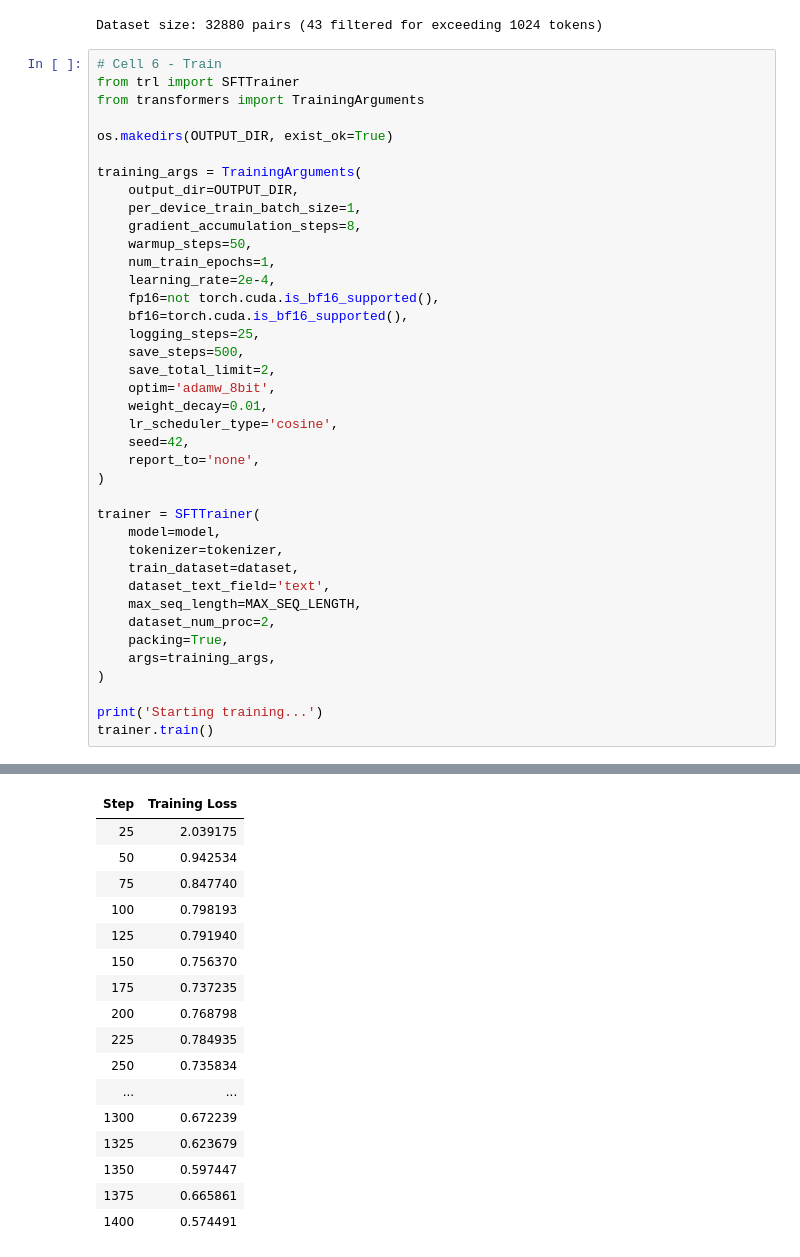
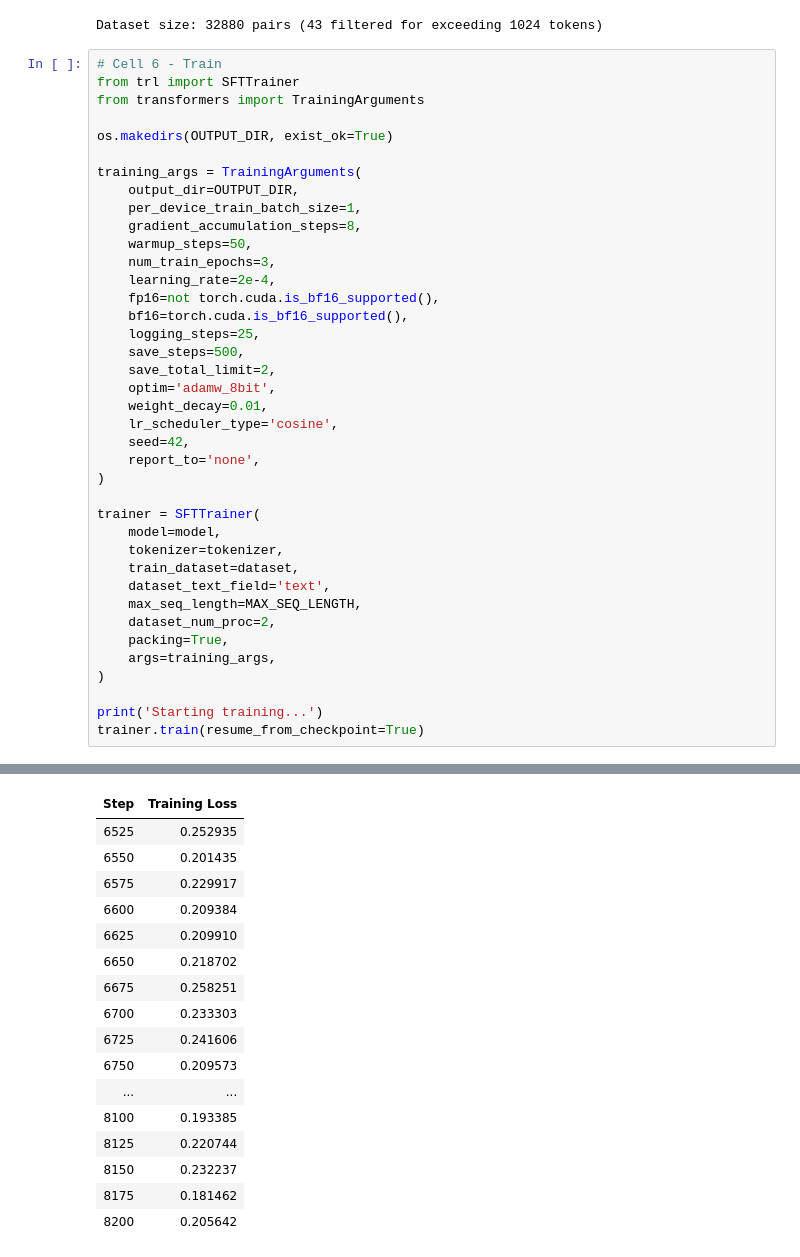
Before and after one commit to mharrell/TerrariaGuide, a Jupyter notebook: terraria_train_improved.ipynb, the cells around one changed output, grey strips where cells are left out. Saved outputs shown, nothing was run; the diff lists cells and outputs as text.

Commit message:
Created using Colab. starting epoch3

```diff
--- a/terraria_train_improved.ipynb
+++ b/terraria_train_improved.ipynb
@@ -126,7 +126,7 @@ training_args = TrainingArguments(
     per_device_train_batch_size=1,
     gradient_accumulation_steps=8,
     warmup_steps=50,
-    num_train_epochs=1,
+    num_train_epochs=3,
     learning_rate=2e-4,
     fp16=not torch.cuda.is_bf16_supported(),
     bf16=torch.cuda.is_bf16_supported(),
@@ -152,7 +152,7 @@ trainer = SFTTrainer(
 )
 
 print('Starting training...')
-trainer.train()
+trainer.train(resume_from_checkpoint=True)
 # %% [output]
 Starting training...
 ==((====))==  Unsloth - 2x faster free finetuning | Num GPUs used = 1
@@ -164,17 +164,17 @@ O^O/ \_/ \    Batch size per device = 1 | Gradient accumulation steps = 8
 | Step | Training Loss |
-| 25 | 2.039175 |
-| 50 | 0.942534 |
-| 75 | 0.847740 |
-| 100 | 0.798193 |
-| 125 | 0.791940 |
-| 150 | 0.756370 |
-| 175 | 0.737235 |
-| 200 | 0.768798 |
-| 225 | 0.784935 |
-| 250 | 0.735834 |
+| 6525 | 0.252935 |
+| 6550 | 0.201435 |
+| 6575 | 0.229917 |
+| 6600 | 0.209384 |
+| 6625 | 0.209910 |
+| 6650 | 0.218702 |
+| 6675 | 0.258251 |
+| 6700 | 0.233303 |
+| 6725 | 0.241606 |
+| 6750 | 0.209573 |
 | ... | ... |
-| 1300 | 0.672239 |
-| 1325 | 0.623679 |
-| 1350 | 0.597447 |
-| 1375 | 0.665861 |
-| 1400 | 0.574491 |
+| 8100 | 0.193385 |
+| 8125 | 0.220744 |
+| 8150 | 0.232237 |
+| 8175 | 0.181462 |
+| 8200 | 0.205642 |
```
Also changed, not shown: parts of 4 cells of this notebook.
